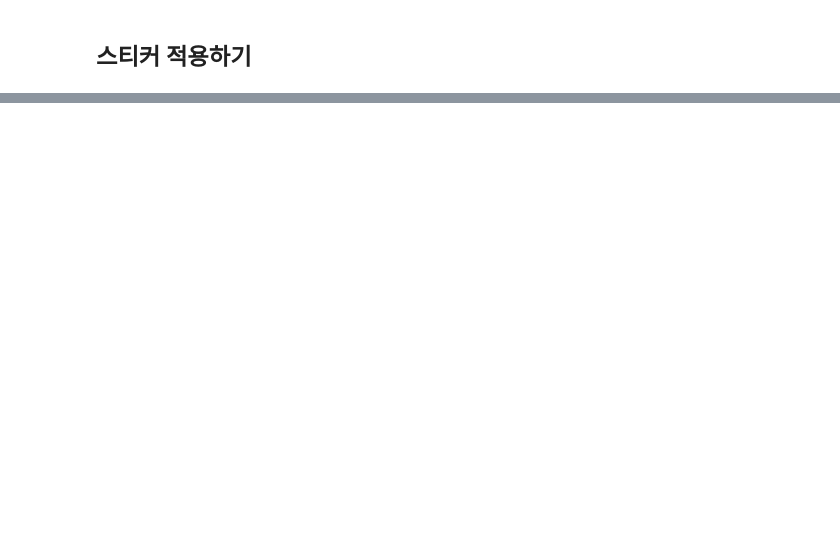
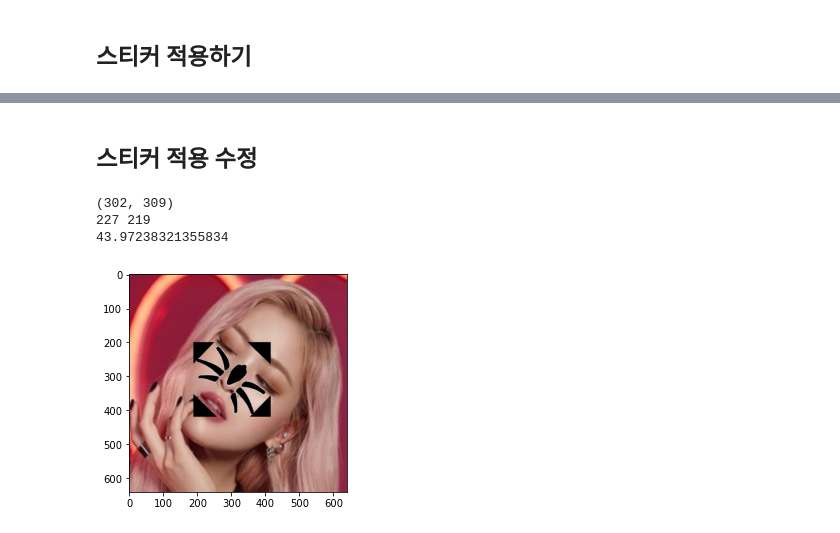
Before and after one commit to PEBpung/Aiffel, a Jupyter notebook: Project/Exploration/E10. 고양이 수염 스티커 만들기.ipynb, the cells around one changed output, grey strips where cells are left out. Drawn from its saved outputs; the diff is of its cells as text; code cells hidden in the pictures; blank space fills up the shorter version.

```diff
--- a/Project/Exploration/E10. 고양이 수염 스티커 만들기.ipynb
+++ b/Project/Exploration/E10. 고양이 수염 스티커 만들기.ipynb
@@ -213,0 +214,2 @@ plt.show()
+# %% [markdown]
+## 스티커 적용 수정
@@ -213,0 +218,36 @@ plt.show()
+# %%
+for dlib_rect,landmark in zip(dlib_rects, list_landmarks):
+    print(landmark[30])
+    x = landmark[30][0]
+    y = landmark[30][1]
+    w = int(math.sqrt((x-landmark[36][0])**2 + (landmark[30][1]-landmark[36][1])**2)*2)
+    h = int(math.sqrt((landmark[48][1]-landmark[2][1])**2 + (landmark[48][0]-landmark[2][0])**2)*2)
+    print(w, h)
+sticker_path = './data/img/cat_nose.png'
+img_sticker = cv2.imread(sticker_path)
+img_sticker = cv2.resize(img_sticker, (w, h))
+img_sticker = cv2.cvtColor(img_sticker, cv2.COLOR_BGR2RGB)
+
+# 스티커 이미지 회전
+height, width, channel = img_sticker.shape
+ang = math.atan(h/w)/math.pi*180
+print(ang)
+matrix = cv2.getRotationMatrix2D((width/2, height/2), -ang, 1)
+img_sticker = cv2.warpAffine(img_sticker, matrix, (width, height))
+
+refined_x = x-w//2
+refined_y = y-h//2
+
+x_shape = img_sticker.shape[0]
+y_shape = img_sticker.shape[1]
+
+sticker_area = img_bgr[refined_y:refined_y+x_shape, refined_x:refined_x+y_shape]
+img_bgr[refined_y:refined_y+x_shape, refined_x:refined_x+y_shape] = \
+    np.where(img_sticker==255, sticker_area, img_sticker).astype(np.uint8)
+plt.imshow(cv2.cvtColor(img_bgr, cv2.COLOR_BGR2RGB))
+plt.show()
+# %% [output]
+(302, 309)
+227 219
+43.97238321355834
+[figure, added]
```
Also changed, not shown: parts of 15 cells of this notebook, 1 other file.
